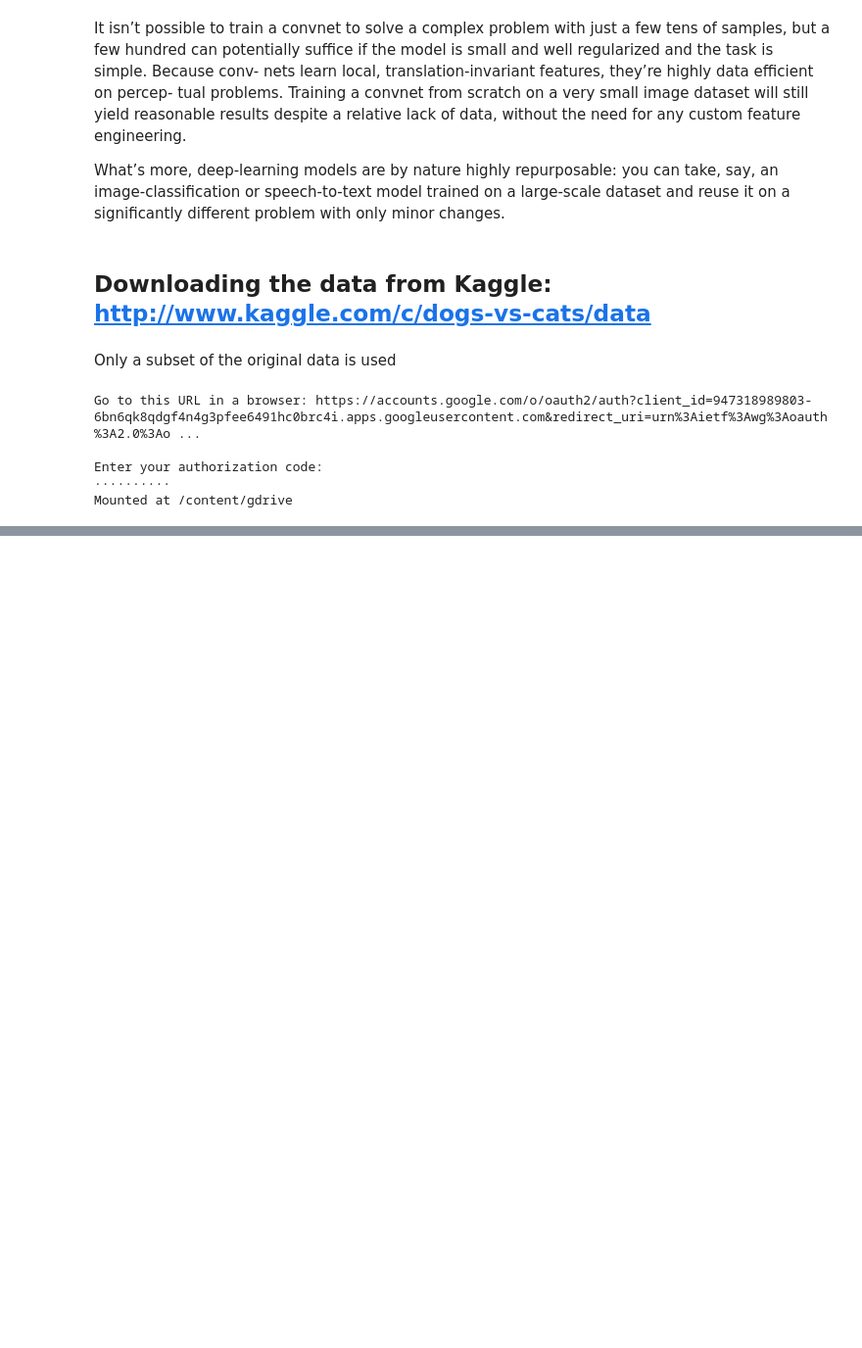
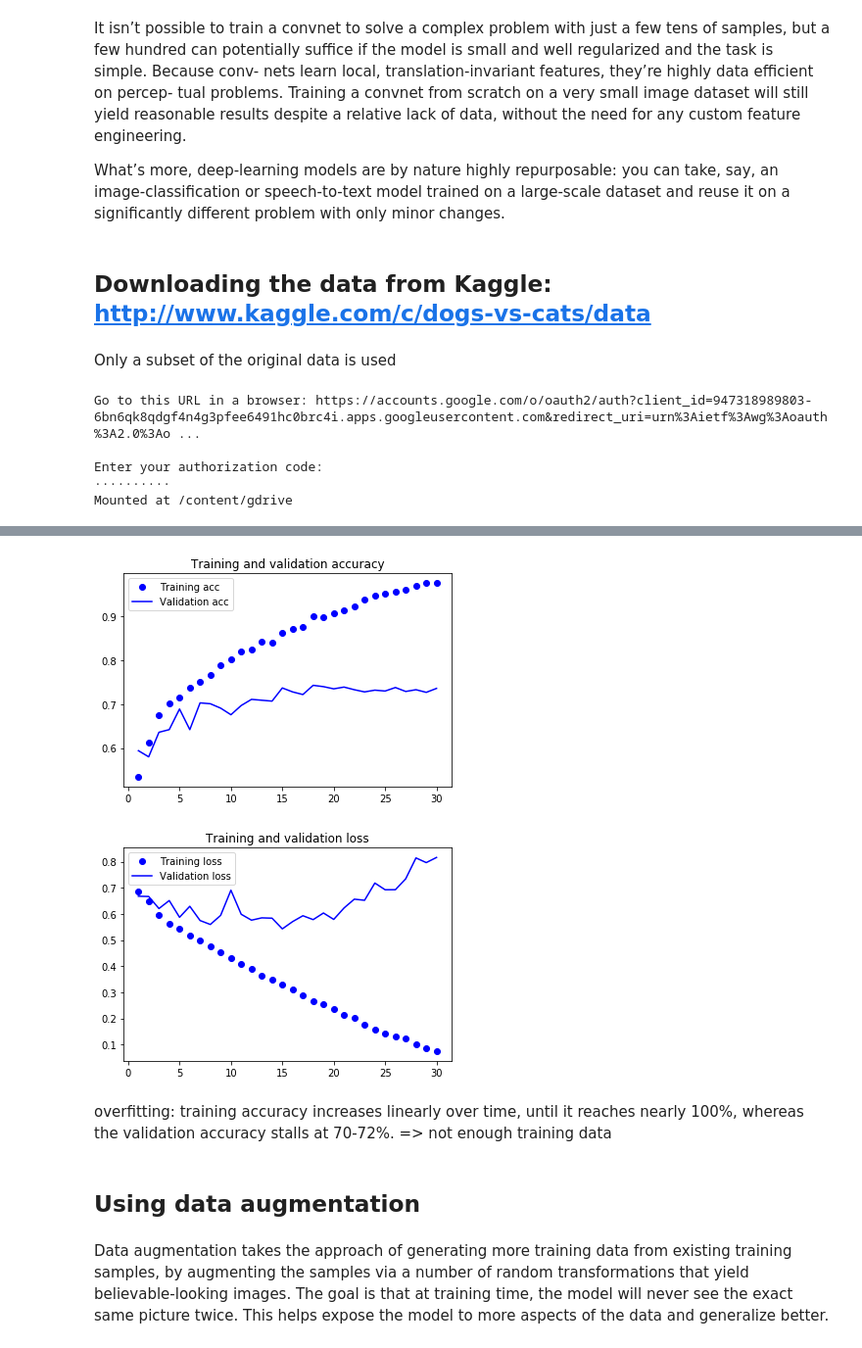
Before and after one commit to djdtimit/Deep-Learning, a Jupyter notebook: convnet_small_dataset.ipynb, the cells around one changed output, grey strips where cells are left out. Shown at 98% size. Saved outputs shown, nothing was run; the diff lists cells and outputs as text; code cells hidden in the pictures; blank space fills up the shorter version.

```diff
--- a/convnet_small_dataset.ipynb
+++ b/convnet_small_dataset.ipynb
@@ -88,0 +233,7 @@ FileNotFoundError: ignored
+# %%
+validation_generator = test_datagen.flow_from_directory(
+    validation_dir,
+    target_size=(150,150),
+    batch_size=20,
+    class_mode='binary' # because binary labels are needed
+)
@@ -88,0 +251,8 @@ FileNotFoundError: ignored
+# %%
+history = model.fit_generator(
+    train_generator,
+    steps_per_epoch = 100, # 2000 / 20
+    epochs = 30,
+    validation_data = validation_generator,
+    validation_steps=50 # 1000 / 20
+)
@@ -88,0 +282,30 @@ FileNotFoundError: ignored
+# %%
+acc = history.history['acc']
+val_acc = history.history['val_acc']
+loss = history.history['loss']
+val_loss = history.history['val_loss']
+# %%
+epochs = range(1,len(acc) + 1)
+# %%
+plt.plot(epochs, acc, 'bo', label='Training acc')
+plt.plot(epochs, val_acc, 'b', label='Validation acc')
+plt.title('Training and validation accuracy'c)
+plt.legend()
+
+plt.figure()
+
+plt.plot(epochs, loss, 'bo', label='Training loss')
+plt.plot(epochs, val_loss, 'b', label='Validation loss')
+plt.title('Training and validation loss')
+plt.legend()
+
+plt.show()
+# %% [output]
+[figure, added]
+[figure, added]
+# %% [markdown]
+overfitting: training accuracy increases linearly over time, until it reaches nearly 100%, whereas the validation accuracy stalls at 70-72%. => not enough training data
+# %% [markdown]
+## Using data augmentation
+# %% [markdown]
+Data augmentation takes the approach of generating more training data from existing training samples, by augmenting the samples via a number of random transformations that yield believable-looking images. The goal is that at training time, the model will never see the exact same picture twice. This helps expose the model to more aspects of the data and generalize better.
```
Also changed, not shown: parts of 65 cells of this notebook.
